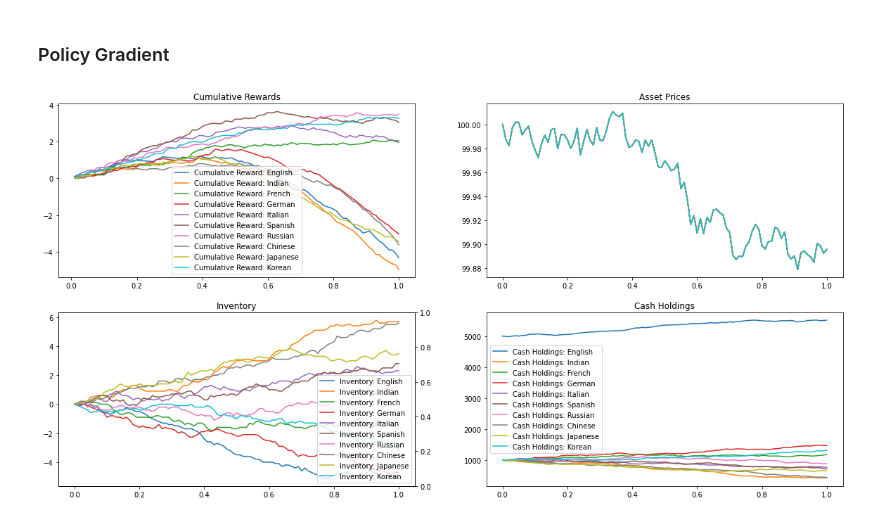
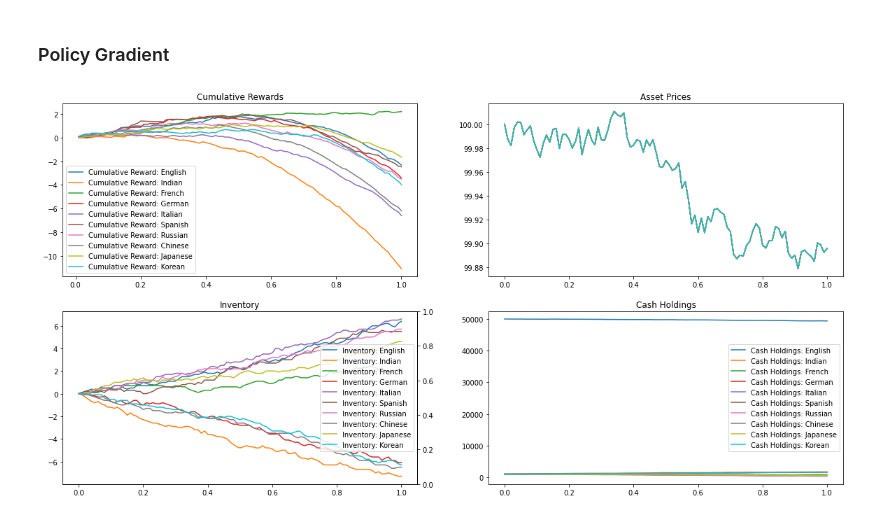
Before and after one commit to MatthewWilsonThomas/CME241-RLForFinance, a Jupyter notebook: Project/notebooks/Multi Baseline Agents.ipynb, the cells around one changed output. Saved outputs shown, nothing was run; the diff lists cells and outputs as text; code cells hidden in the pictures.

```diff
--- a/Project/notebooks/Multi Baseline Agents.ipynb
+++ b/Project/notebooks/Multi Baseline Agents.ipynb
@@ -69,7 +69,7 @@ timestamps = np.linspace(0, terminal_time, n_steps + 1)
 
 num_agents: int = 1
 
-def get_cj_multi_agent_env(num_trajectories:int = 1):
+def get_cj_multi_agent_env(num_trajectories:int = 1, reward: mbt_gym.rewards.RewardFunctions = CjCriterion(phi, alpha)):
     fill_exponent = 1
     sigma = 0.1
     initial_price = 100
@@ -90,7 +90,8 @@ def get_cj_multi_agent_env(num_trajectories:int = 1):
                                                                        num_trajectories=num_trajectories),
                       reward_function = CjCriterion(phi, alpha),
                       max_inventory=n_steps,
-                      num_trajectories=num_trajectories)
+                      num_trajectories=num_trajectories,
+                      max_cash=1000000000)
     return MultiAgentTradingEnvironment(**env_params)
 # %% [markdown]
 ### Random strategy
@@ -155,20 +156,20 @@ plt.show()
 ### Policy Gradient
 # %%
 num_trajectories = 10
-env = get_cj_multi_agent_env(num_trajectories)
+env_pg = get_cj_multi_agent_env(num_trajectories, PnL)
 
-agent_names: List[str] = ['English', 'Indian', 'French', 'German', 'Italian', 'Spanish', 'Russian', 'Chinese', 'Japanese', 'Korean']
-initial_cash: Dict[str, float] = {agent: 1000 for agent in agent_names}
-initial_cash[agent_names[0]] = 5000
-initial_inventory: Dict[str, int] = {agent: int(0) for agent in agent_names}
-env.register_agents(agent_names, initial_cash, initial_inventory)
-agents: Dict[str, Agent] = {agent: PolicyGradientMultiAgent(env=env, AgentID=agent) for agent in agent_names}
+agent_names_pg: List[str] = ['English', 'Indian', 'French', 'German', 'Italian', 'Spanish', 'Russian', 'Chinese', 'Japanese', 'Korean']
+initial_cash_pg: Dict[str, float] = {agent: 1000 for agent in agent_names_pg}
+initial_cash_pg[agent_names_pg[0]] = 50000
+initial_inventory_pg: Dict[str, int] = {agent: int(0) for agent in agent_names_pg}
+env_pg.register_agents(agent_names_pg, initial_cash_pg, initial_inventory_pg)
+agents_pg: Dict[str, Agent] = {agent: PolicyGradientMultiAgent(env=env, AgentID=agent) for agent in agent_names_pg}
 
 for i in tqdm_notebook(range(25), desc='Epochs'):
-    for id, agent in agents.items():
+    for id, agent in agents_pg.items():
         # tqdm_notebook.write(f"Epoch: {i}; Agent: {id}")
-        loss, reward = agent.train(agents, num_epochs=2)
+        loss, reward = agent.train(agents_pg, num_epochs=2)
 # %%
-plot_multiagent_trajectory(env, agents, agent_names, seed)
+plot_multiagent_trajectory(env_pg, agents_pg, agent_names_pg, seed)
 # %% [output]
-[figure, old version]
+[figure, new version]
```
Also changed, not shown: parts of 2 cells of this notebook, 3 other files.
